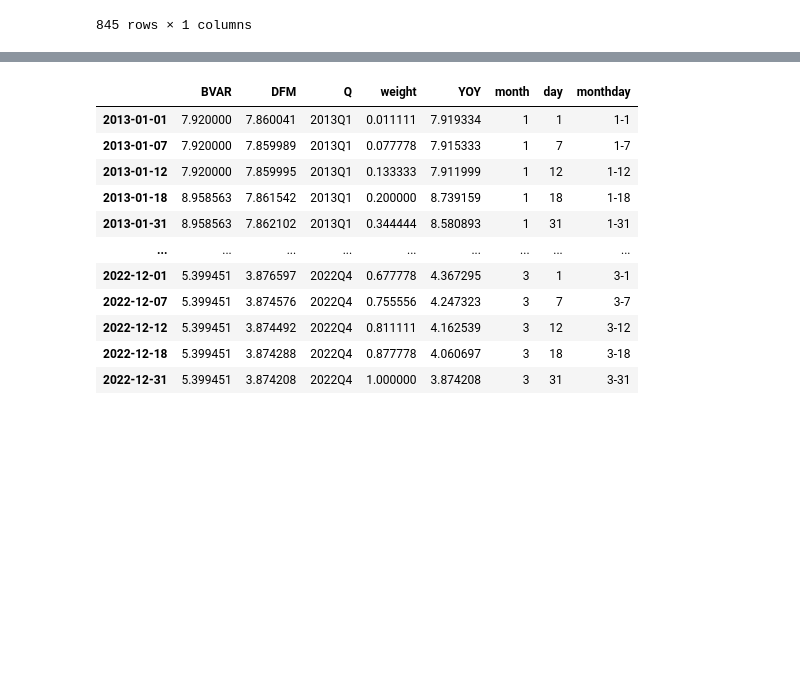
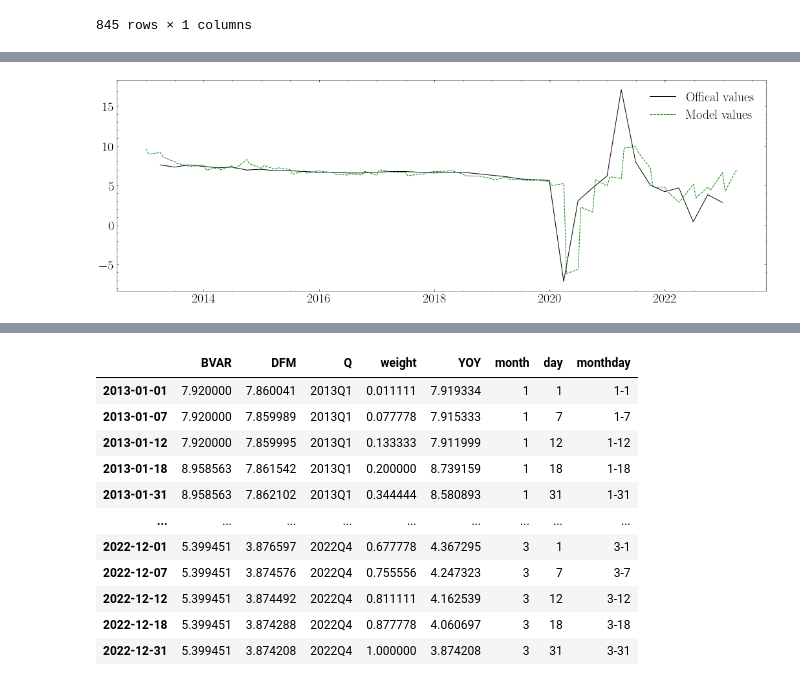
Before and after one commit to CharlesDZhang/China-GDP-Nowcasting, a Jupyter notebook: DFM.ipynb, the cells around one changed output, grey strips where cells are left out. Saved outputs shown, nothing was run; the diff lists cells and outputs as text; code cells hidden in the pictures; blank space fills up the shorter version.

```diff
--- a/DFM.ipynb
+++ b/DFM.ipynb
@@ -286,3 +293,12 @@ GDP_NOM_SECTORS_P_lag
+# %%
+fig, ax = plt.subplots(  figsize=(18, 6))
+
+ax.plot(GDP_YOY['2013':].index,GDP_YOY['2013':]['YOY']*100,  'k-', label='Offical values')
+ax.plot(GDP_NOM_SECTORS_P_lag.index ,GDP_NOM_SECTORS_P_lag['BVAR'], 'g--', label='Model values')
+ax.legend()
+plt.show()
+# %% [output]
+[figure, added]
 # %%
 ALL_MACRO_DATA_PRED1 = ALL_MACRO_DATA_PRED1['2013-01':] * 100
 ALL_MACRO_DATA_PRED1.columns  = ['DFM']
```
Also changed, not shown: parts of 17 cells of this notebook, 3 other files.
